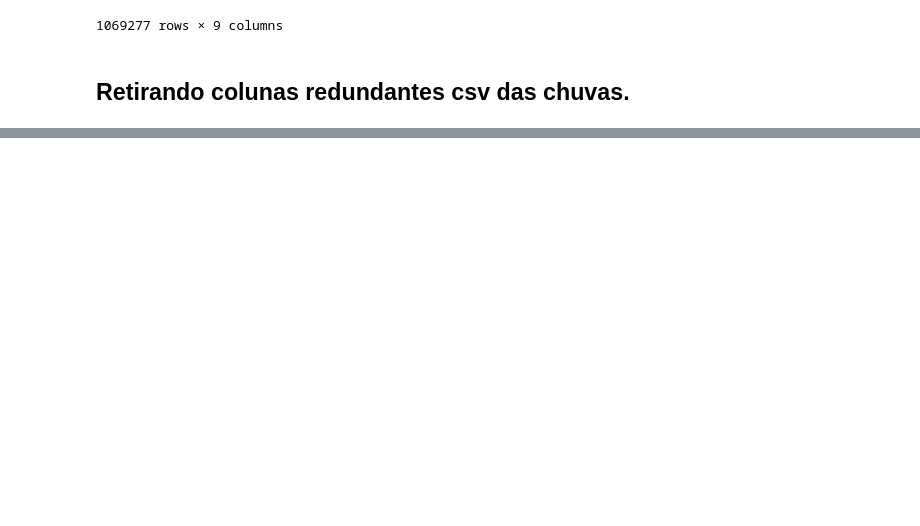
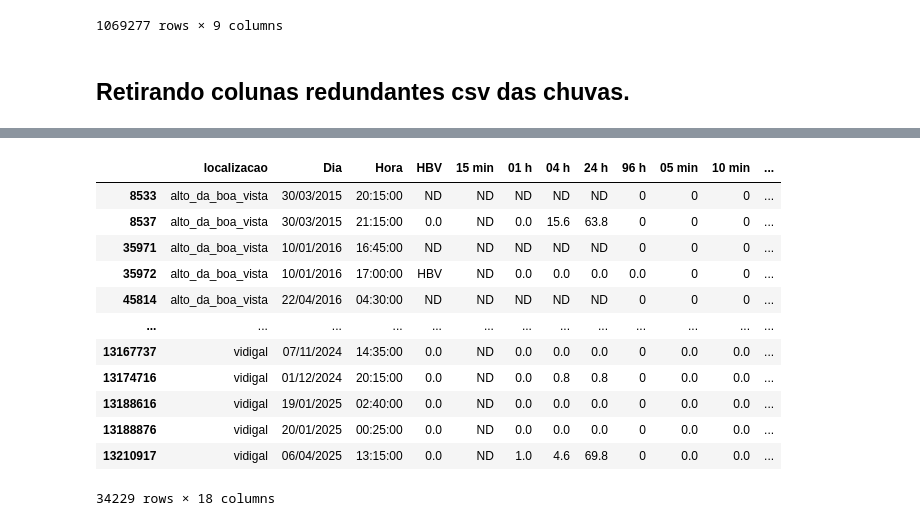
Before and after one commit to Romulol-B/Airbnb_Data_Warehouse, a Jupyter notebook: notebooks/ETL.ipynb, the cells around one changed output, grey strips where cells are left out. Saved outputs shown, nothing was run; the diff lists cells and outputs as text; code cells hidden in the pictures; blank space fills up the shorter version.

```diff
--- a/notebooks/ETL.ipynb
+++ b/notebooks/ETL.ipynb
@@ -96,3 +94,5 @@ reviews.reset_index(drop=True)
 1069277 rows × 9 columns
 # %% [markdown]
 ## Retirando colunas redundantes csv das chuvas.
+# %%
+fact_chuvas= fact_chuvas.fillna(0)
@@ -98,0 +126,16 @@ reviews.reset_index(drop=True)
+# %%
+fact_chuvas[fact_chuvas['15 min']=='ND']# ND aparentemente são valores Não digitalizados.
+# %% [output]
+|  | localizacao | Dia | Hora | HBV | 15 min | 01 h | 04 h | 24 h | 96 h | 05 min | 10 min | ... |
+| 8533 | alto_da_boa_vista | 30/03/2015 | 20:15:00 | ND | ND | ND | ND | ND | 0 | 0 | 0 | ... |
+| 8537 | alto_da_boa_vista | 30/03/2015 | 21:15:00 | 0.0 | ND | 0.0 | 15.6 | 63.8 | 0 | 0 | 0 | ... |
+| 35971 | alto_da_boa_vista | 10/01/2016 | 16:45:00 | ND | ND | ND | ND | ND | 0 | 0 | 0 | ... |
+| 35972 | alto_da_boa_vista | 10/01/2016 | 17:00:00 | HBV | ND | 0.0 | 0.0 | 0.0 | 0.0 | 0 | 0 | ... |
+| 45814 | alto_da_boa_vista | 22/04/2016 | 04:30:00 | ND | ND | ND | ND | ND | 0 | 0 | 0 | ... |
+| ... | ... | ... | ... | ... | ... | ... | ... | ... | ... | ... | ... | ... |
+| 13167737 | vidigal | 07/11/2024 | 14:35:00 | 0.0 | ND | 0.0 | 0.0 | 0.0 | 0 | 0.0 | 0.0 | ... |
+| 13174716 | vidigal | 01/12/2024 | 20:15:00 | 0.0 | ND | 0.0 | 0.8 | 0.8 | 0 | 0.0 | 0.0 | ... |
+| 13188616 | vidigal | 19/01/2025 | 02:40:00 | 0.0 | ND | 0.0 | 0.0 | 0.0 | 0 | 0.0 | 0.0 | ... |
+| 13188876 | vidigal | 20/01/2025 | 00:25:00 | 0.0 | ND | 0.0 | 0.0 | 0.0 | 0 | 0.0 | 0.0 | ... |
+| 13210917 | vidigal | 06/04/2025 | 13:15:00 | 0.0 | ND | 1.0 | 4.6 | 69.8 | 0 | 0.0 | 0.0 | ... |
+34229 rows × 18 columns
```
Also changed, not shown: parts of 6 cells of this notebook, 1 other file.
